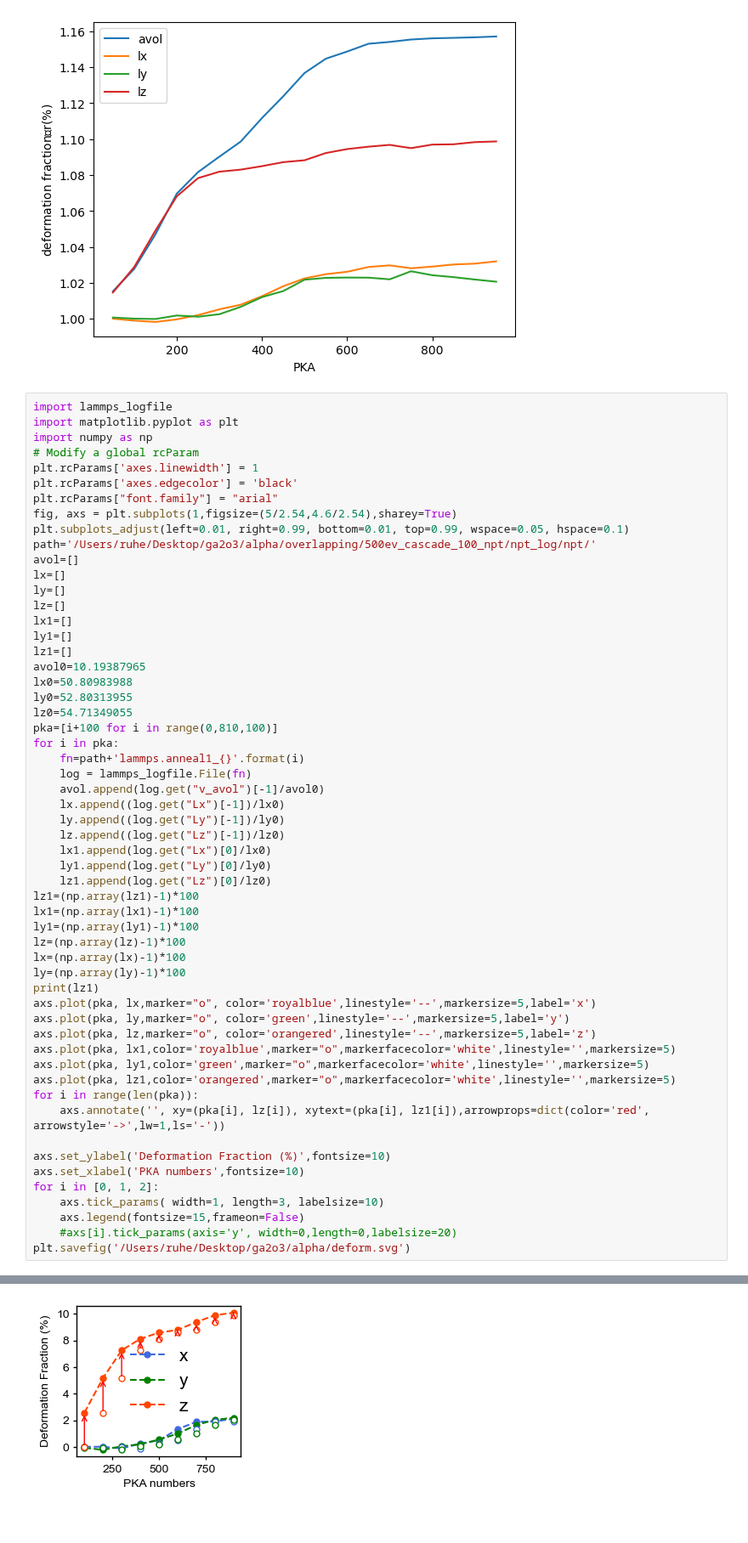
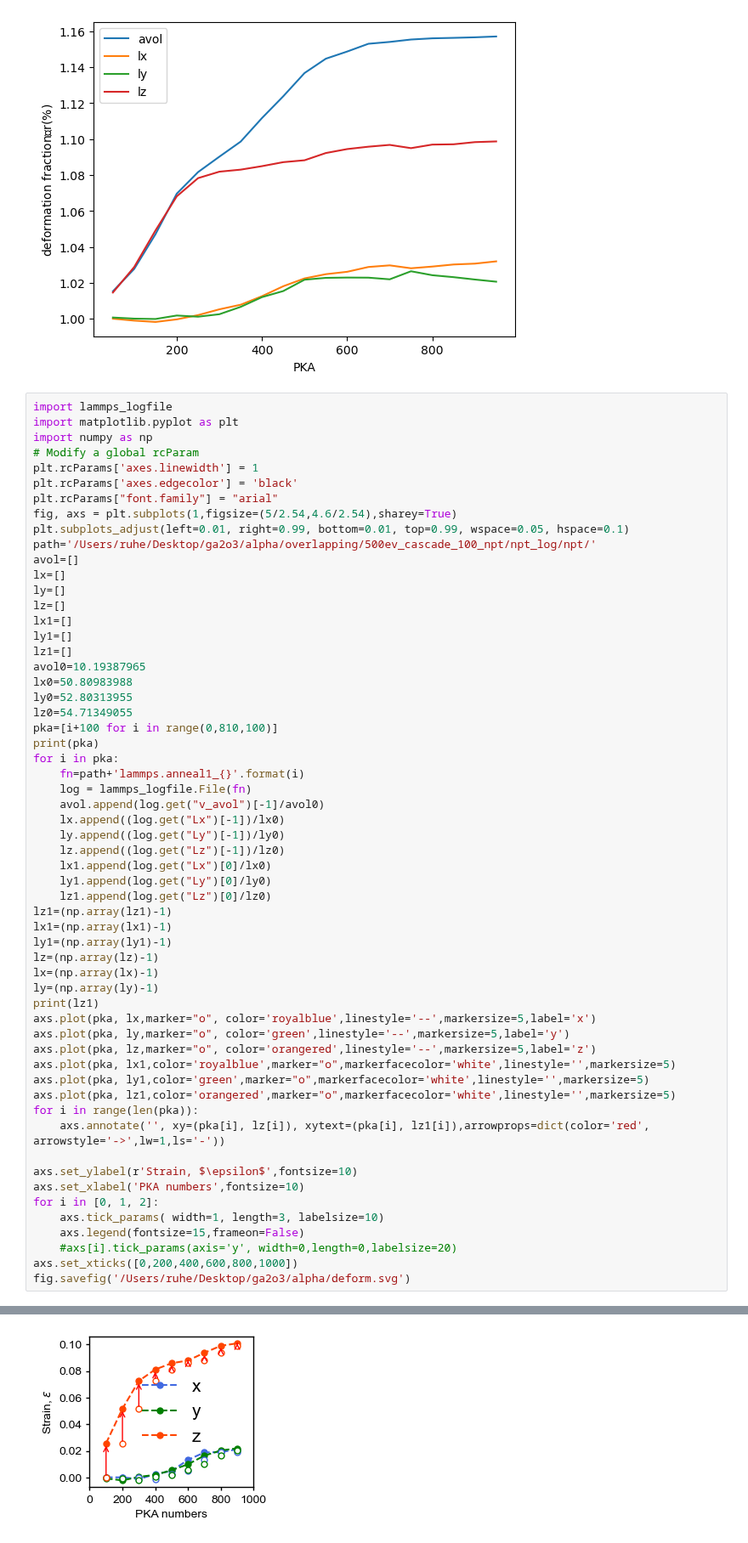
Before and after one commit to HE-RU10/ga2o3, a Jupyter notebook: alpha.ipynb, the cells around one changed output, grey strips where cells are left out. Shown at 85% size. Cells and saved outputs as stored; diff of their text form.

```diff
--- a/alpha.ipynb
+++ b/alpha.ipynb
@@ -618,6 +619,7 @@ lx0=50.80983988
 ly0=52.80313955
 lz0=54.71349055
 pka=[i+100 for i in range(0,810,100)]
+print(pka)
 for i in pka:
     fn=path+'lammps.anneal1_{}'.format(i)
     log = lammps_logfile.File(fn)
@@ -628,12 +630,12 @@ for i in pka:
     lx1.append(log.get("Lx")[0]/lx0)
     ly1.append(log.get("Ly")[0]/ly0)
     lz1.append(log.get("Lz")[0]/lz0)
-lz1=(np.array(lz1)-1)*100
-lx1=(np.array(lx1)-1)*100
-ly1=(np.array(ly1)-1)*100
-lz=(np.array(lz)-1)*100
-lx=(np.array(lx)-1)*100
-ly=(np.array(ly)-1)*100
+lz1=(np.array(lz1)-1)
+lx1=(np.array(lx1)-1)
+ly1=(np.array(ly1)-1)
+lz=(np.array(lz)-1)
+lx=(np.array(lx)-1)
+ly=(np.array(ly)-1)
 print(lz1)
 axs.plot(pka, lx,marker="o", color='royalblue',linestyle='--',markersize=5,label='x')
 axs.plot(pka, ly,marker="o", color='green',linestyle='--',markersize=5,label='y')
@@ -644,11 +646,12 @@ axs.plot(pka, lz1,color='orangered',marker="o",markerfacecolor='white',linestyle
 for i in range(len(pka)):
     axs.annotate('', xy=(pka[i], lz[i]), xytext=(pka[i], lz1[i]),arrowprops=dict(color='red', arrowstyle='->',lw=1,ls='-'))
 
-axs.set_ylabel('Deformation Fraction (%)',fontsize=10)
+axs.set_ylabel(r'Strain, $\epsilon$',fontsize=10)
 axs.set_xlabel('PKA numbers',fontsize=10)
 for i in [0, 1, 2]:
     axs.tick_params( width=1, length=3, labelsize=10)
     axs.legend(fontsize=15,frameon=False)
     #axs[i].tick_params(axis='y', width=0,length=0,labelsize=20)
-plt.savefig('/Users/ruhe/Desktop/ga2o3/alpha/deform.svg')
+axs.set_xticks([0,200,400,600,800,1000])
+fig.savefig('/Users/ruhe/Desktop/ga2o3/alpha/deform.svg')
 # %% [output]
@@ -657,4 +661,4 @@ plt.savefig('/Users/ruhe/Desktop/ga2o3/alpha/deform.svg')
-[figure, old version]
+[figure, new version]
 # %%
 #ga4 number
 plt.rcParams['axes.linewidth'] = 1
```
Also changed, not shown: parts of 3 cells of this notebook.
